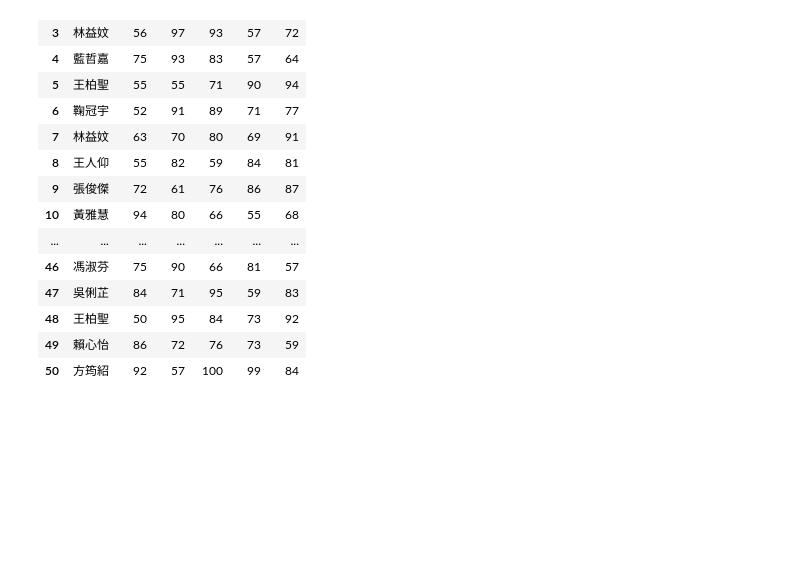
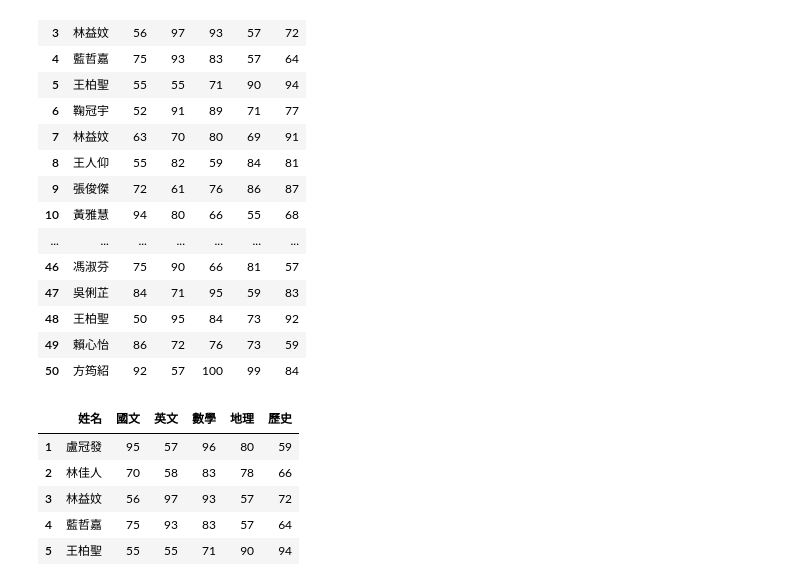
Before and after one commit to kyu226/kyu_2023_07_25, a Jupyter notebook: lesson16_6.ipynb, the cells around one changed output. Cells and saved outputs as stored; diff of their text form; code cells hidden in the pictures; blank space fills up the shorter version.

```diff
--- a/lesson16_6.ipynb
+++ b/lesson16_6.ipynb
@@ -63,3 +63,12 @@ student_df
 | 48 | 王柏聖 | 50 | 95 | 84 | 73 | 92 |
 | 49 | 賴心怡 | 86 | 72 | 76 | 73 | 59 |
 | 50 | 方筠紹 | 92 | 57 | 100 | 99 | 84 |
+# %%
+student_df.head()
+# %% [output]
+|  | 姓名 | 國文 | 英文 | 數學 | 地理 | 歷史 |
+| 1 | 盧冠發 | 95 | 57 | 96 | 80 | 59 |
+| 2 | 林佳人 | 70 | 58 | 83 | 78 | 66 |
+| 3 | 林益妏 | 56 | 97 | 93 | 57 | 72 |
+| 4 | 藍哲嘉 | 75 | 93 | 83 | 57 | 64 |
+| 5 | 王柏聖 | 55 | 55 | 71 | 90 | 94 |
```
Also changed, not shown: parts of 5 cells of this notebook, 1 other file.
